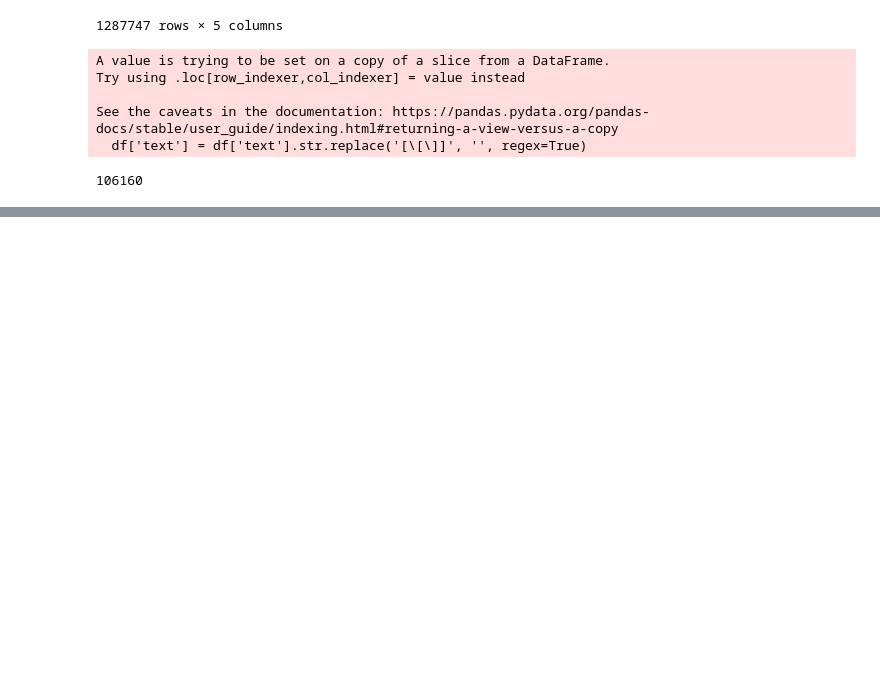
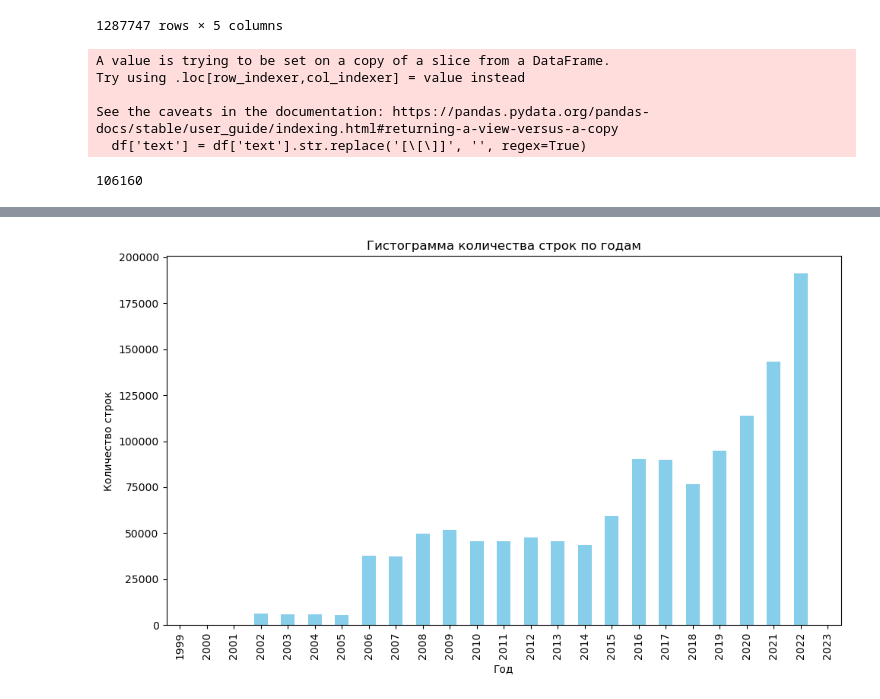
Before and after one commit to PavelRepnikov/Yearly_project, a Jupyter notebook: EDA.ipynb, the cells around one changed output, grey strips where cells are left out. Drawn from its saved outputs; the diff is of its cells as text; code cells hidden in the pictures; blank space fills up the shorter version.

```diff
--- a/EDA.ipynb
+++ b/EDA.ipynb
@@ -245,0 +283,20 @@ len(df['tag'].unique())
+# %%
+yearly_counts = df.groupby(df['date and time'].dt.to_period("Y")).size()
+
+# Построим гистограмму, отображая каждый год на оси x
+plt.figure(figsize=(10, 6))
+ax = yearly_counts.plot(kind='bar', color='skyblue')
+
+# Выберем каждый год для отображения на оси x
+every_nth = 1
+for i, tick in enumerate(ax.xaxis.get_major_ticks()):
+    if i % every_nth != 0:
+        tick.label1.set_visible(False)
+
+plt.title('Гистограмма количества строк по годам')
+plt.xlabel('Год')
+plt.ylabel('Количество строк')
+plt.tight_layout()
+plt.show()
+# %% [output]
+[figure, added]
```
Also changed, not shown: parts of 4 cells of this notebook.
